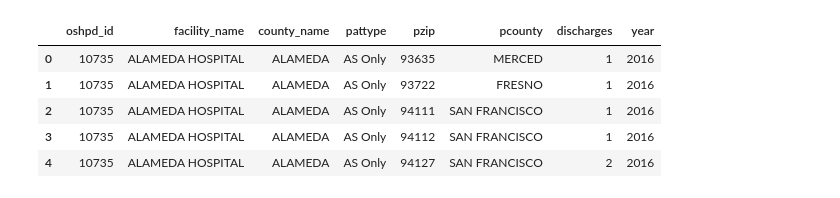
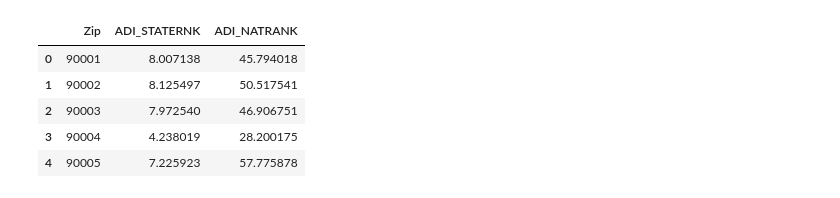
Before and after one commit to velasquezg1/ED_Visits_Cannabis, a Jupyter notebook: ED_Visit_Data_Munging.ipynb, the cells around one changed output. Cells and saved outputs as stored; diff of their text form; code cells hidden in the pictures.

```diff
--- a/ED_Visit_Data_Munging.ipynb
+++ b/ED_Visit_Data_Munging.ipynb
@@ -3,10 +87,10 @@ import pandas as pd
 # %%
-ca_poms_2016_pd = pd.read_csv("POMS2016.csv")
-ca_poms_2016_pd.head()
+ca_adi_df = pd.read_csv("CA_ADI_by_ZIP.csv")
+ca_adi_df.head()
 # %% [output]
-|  | oshpd_id | facility_name | county_name | pattype | pzip | pcounty | discharges | year |
-| 0 | 10735 | ALAMEDA HOSPITAL | ALAMEDA | AS Only | 93635 | MERCED | 1 | 2016 |
-| 1 | 10735 | ALAMEDA HOSPITAL | ALAMEDA | AS Only | 93722 | FRESNO | 1 | 2016 |
-| 2 | 10735 | ALAMEDA HOSPITAL | ALAMEDA | AS Only | 94111 | SAN FRANCISCO | 1 | 2016 |
-| 3 | 10735 | ALAMEDA HOSPITAL | ALAMEDA | AS Only | 94112 | SAN FRANCISCO | 1 | 2016 |
-| 4 | 10735 | ALAMEDA HOSPITAL | ALAMEDA | AS Only | 94127 | SAN FRANCISCO | 2 | 2016 |
+|  | Zip | ADI_STATERNK | ADI_NATRANK |
+| 0 | 90001 | 8.007138 | 45.794018 |
+| 1 | 90002 | 8.125497 | 50.517541 |
+| 2 | 90003 | 7.972540 | 46.906751 |
+| 3 | 90004 | 4.238019 | 28.200175 |
+| 4 | 90005 | 7.225923 | 57.775878 |
```
Also changed, not shown: parts of 14 cells of this notebook, 4 other files.
